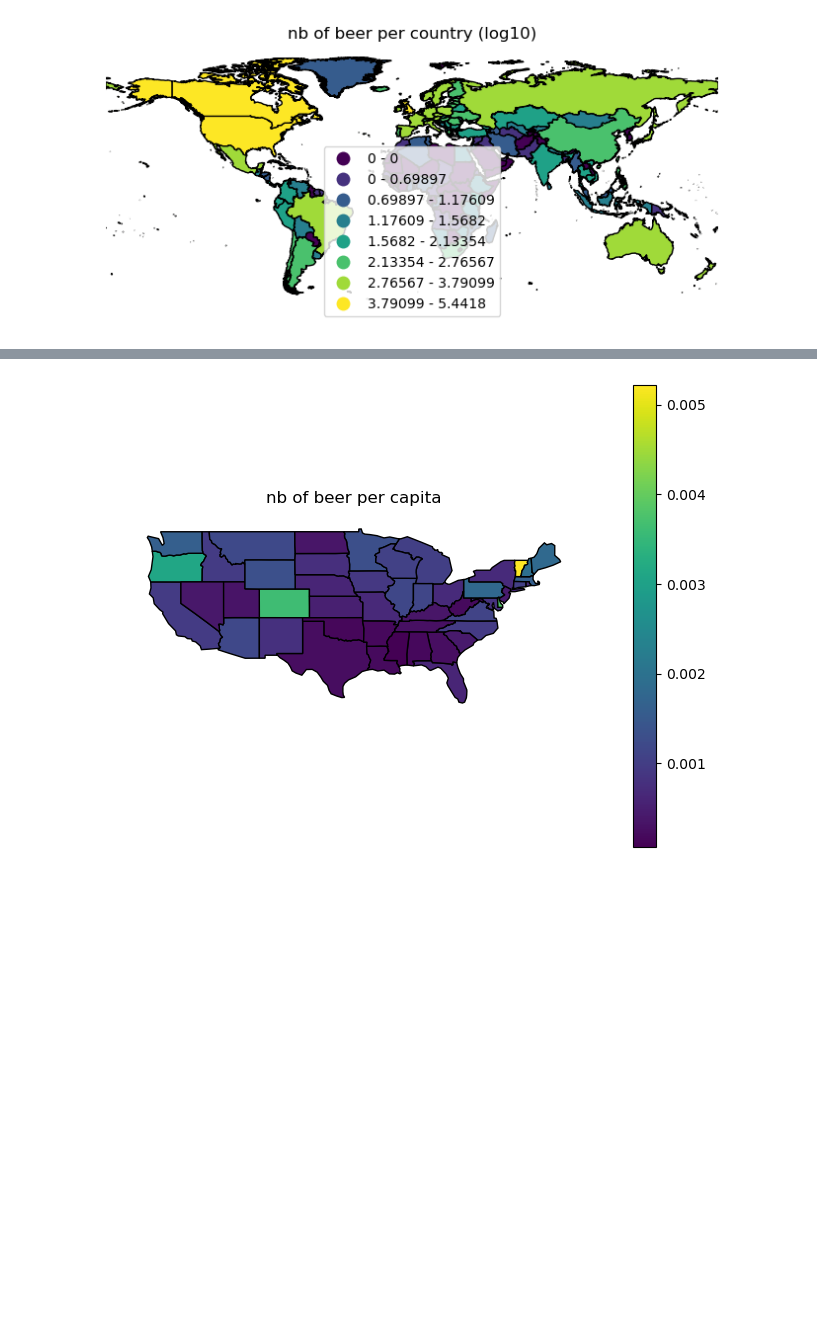
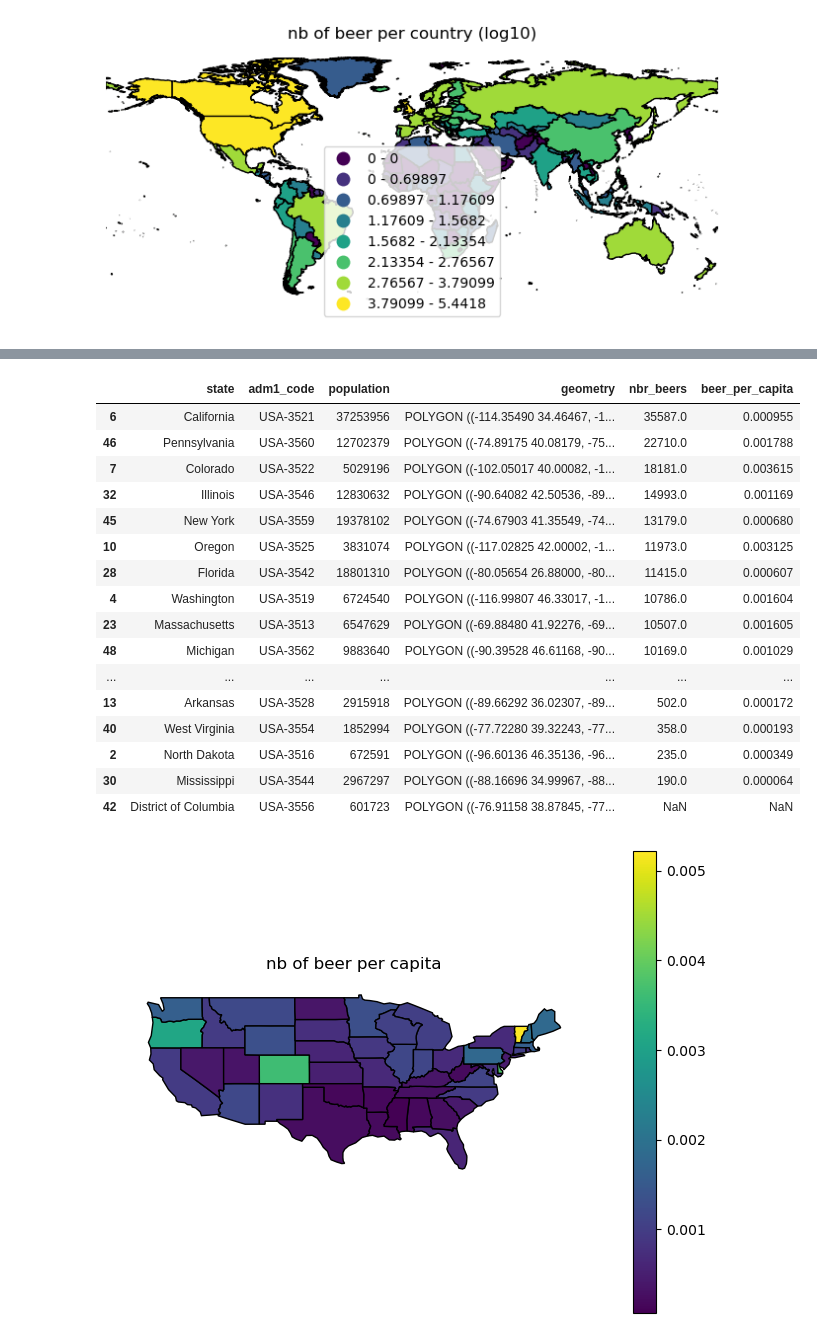
Before and after one commit to epfl-ada/ada-2022-project-enchiladas, a Jupyter notebook: data_exploration.ipynb, the cells around one changed output, grey strips where cells are left out. Saved outputs shown, nothing was run; the diff lists cells and outputs as text; code cells hidden in the pictures; blank space fills up the shorter version.

```diff
--- a/data_exploration.ipynb
+++ b/data_exploration.ipynb
@@ -222,3 +226,23 @@ array([' California', ' Pennsylvania', ' Colorado', ' Illinois',
+# %%
+contiguous_usa
+# %% [output]
+|  | state | adm1_code | population | geometry | nbr_beers | beer_per_capita |
+| 6 | California | USA-3521 | 37253956 | POLYGON ((-114.35490 34.46467, -1... | 35587.0 | 0.000955 |
+| 46 | Pennsylvania | USA-3560 | 12702379 | POLYGON ((-74.89175 40.08179, -75... | 22710.0 | 0.001788 |
+| 7 | Colorado | USA-3522 | 5029196 | POLYGON ((-102.05017 40.00082, -1... | 18181.0 | 0.003615 |
+| 32 | Illinois | USA-3546 | 12830632 | POLYGON ((-90.64082 42.50536, -89... | 14993.0 | 0.001169 |
+| 45 | New York | USA-3559 | 19378102 | POLYGON ((-74.67903 41.35549, -74... | 13179.0 | 0.000680 |
+| 10 | Oregon | USA-3525 | 3831074 | POLYGON ((-117.02825 42.00002, -1... | 11973.0 | 0.003125 |
+| 28 | Florida | USA-3542 | 18801310 | POLYGON ((-80.05654 26.88000, -80... | 11415.0 | 0.000607 |
+| 4 | Washington | USA-3519 | 6724540 | POLYGON ((-116.99807 46.33017, -1... | 10786.0 | 0.001604 |
+| 23 | Massachusetts | USA-3513 | 6547629 | POLYGON ((-69.88480 41.92276, -69... | 10507.0 | 0.001605 |
+| 48 | Michigan | USA-3562 | 9883640 | POLYGON ((-90.39528 46.61168, -90... | 10169.0 | 0.001029 |
+| ... | ... | ... | ... | ... | ... | ... |
+| 13 | Arkansas | USA-3528 | 2915918 | POLYGON ((-89.66292 36.02307, -89... | 502.0 | 0.000172 |
+| 40 | West Virginia | USA-3554 | 1852994 | POLYGON ((-77.72280 39.32243, -77... | 358.0 | 0.000193 |
+| 2 | North Dakota | USA-3516 | 672591 | POLYGON ((-96.60136 46.35136, -96... | 235.0 | 0.000349 |
+| 30 | Mississippi | USA-3544 | 2967297 | POLYGON ((-88.16696 34.99967, -88... | 190.0 | 0.000064 |
+| 42 | District of Columbia | USA-3556 | 601723 | POLYGON ((-76.91158 38.87845, -77... | NaN | NaN |
 # %%
 contiguous_usa = gpd.read_file(gplt.datasets.get_path("contiguous_usa"))
 contiguous_usa = contiguous_usa.merge(beer_states, how = "left", left_on="state", right_index = True)
```
Also changed, not shown: parts of 5 cells of this notebook.
